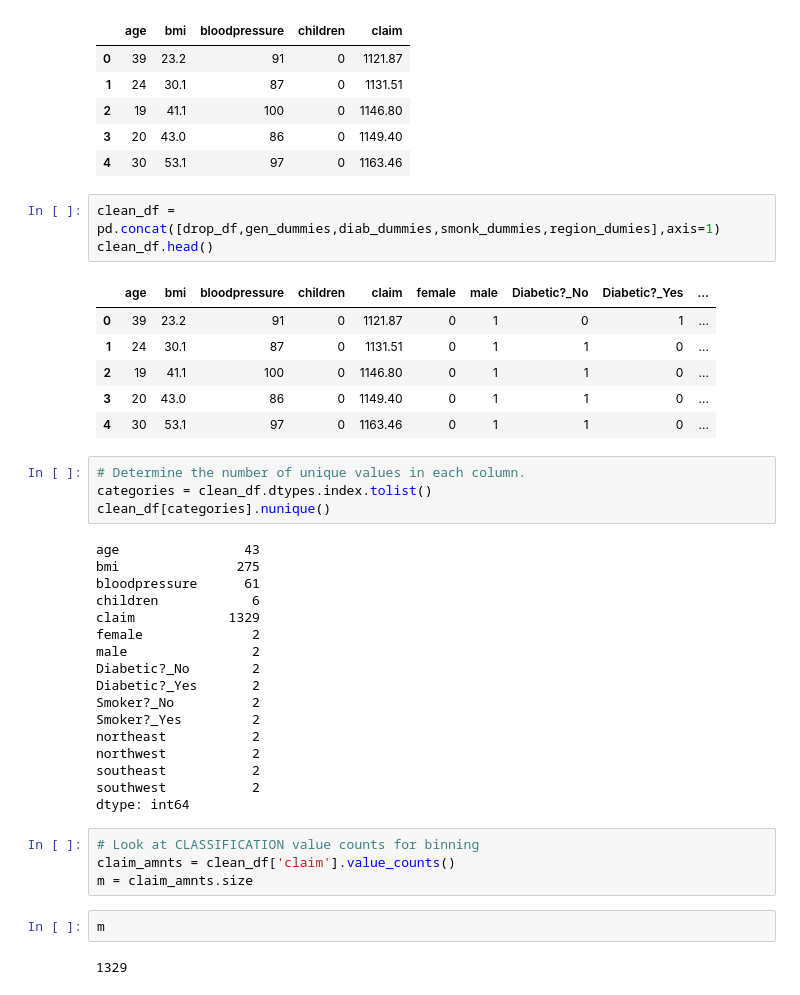
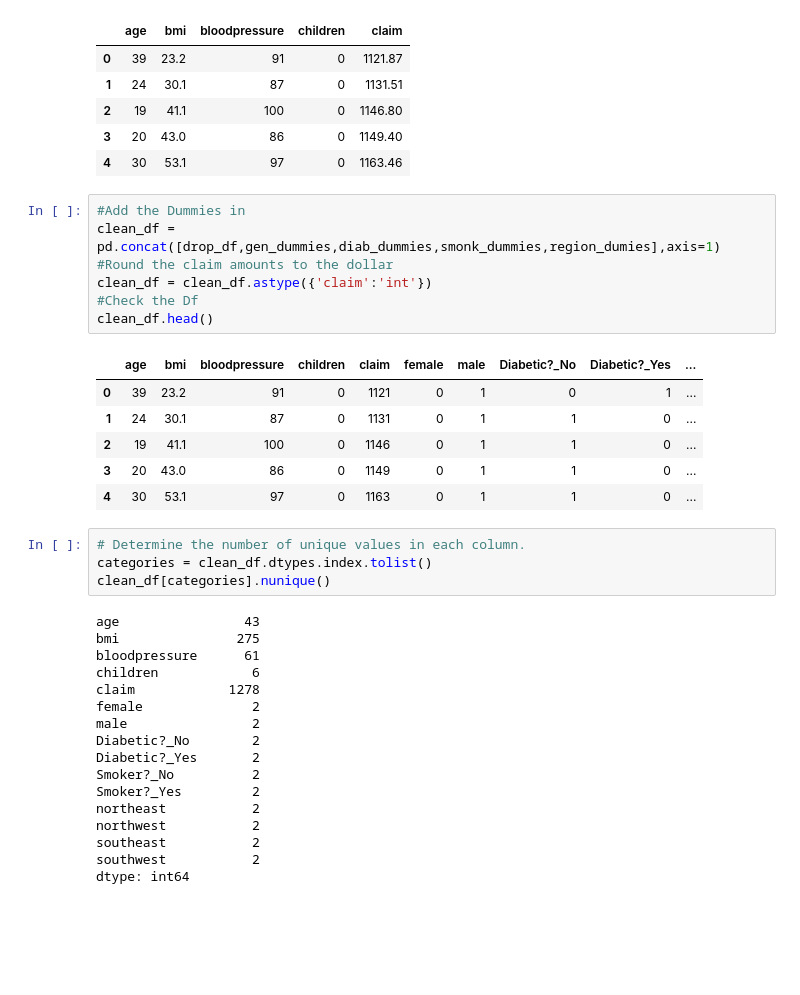
Before and after one commit to Hermaeus1/Health-Claims-P4, a Jupyter notebook: Files/Claims_Learning.ipynb, the cells around one changed output. Cells and saved outputs as stored; diff of their text form; blank space fills up the shorter version.

```diff
--- a/Files/Claims_Learning.ipynb
+++ b/Files/Claims_Learning.ipynb
@@ -103,15 +129,19 @@ drop_df.head()
 | 3 | 20 | 43.0 | 86 | 0 | 1149.40 |
 | 4 | 30 | 53.1 | 97 | 0 | 1163.46 |
 # %%
+#Add the Dummies in
 clean_df = pd.concat([drop_df,gen_dummies,diab_dummies,smonk_dummies,region_dumies],axis=1)
+#Round the claim amounts to the dollar
+clean_df = clean_df.astype({'claim':'int'})
+#Check the Df
 clean_df.head()
 # %% [output]
 |  | age | bmi | bloodpressure | children | claim | female | male | Diabetic?_No | Diabetic?_Yes | ... |
-| 0 | 39 | 23.2 | 91 | 0 | 1121.87 | 0 | 1 | 0 | 1 | ... |
-| 1 | 24 | 30.1 | 87 | 0 | 1131.51 | 0 | 1 | 1 | 0 | ... |
-| 2 | 19 | 41.1 | 100 | 0 | 1146.80 | 0 | 1 | 1 | 0 | ... |
-| 3 | 20 | 43.0 | 86 | 0 | 1149.40 | 0 | 1 | 1 | 0 | ... |
-| 4 | 30 | 53.1 | 97 | 0 | 1163.46 | 0 | 1 | 1 | 0 | ... |
+| 0 | 39 | 23.2 | 91 | 0 | 1121 | 0 | 1 | 0 | 1 | ... |
+| 1 | 24 | 30.1 | 87 | 0 | 1131 | 0 | 1 | 1 | 0 | ... |
+| 2 | 19 | 41.1 | 100 | 0 | 1146 | 0 | 1 | 1 | 0 | ... |
+| 3 | 20 | 43.0 | 86 | 0 | 1149 | 0 | 1 | 1 | 0 | ... |
+| 4 | 30 | 53.1 | 97 | 0 | 1163 | 0 | 1 | 1 | 0 | ... |
 # %%
 # Determine the number of unique values in each column.
 categories = clean_df.dtypes.index.tolist()
@@ -121,7 +151,7 @@ age                43
 bmi               275
 bloodpressure      61
 children            6
-claim            1329
+claim            1278
 female              2
 male                2
 Diabetic?_No        2
@@ -133,11 +163,3 @@ northwest           2
 southeast           2
 southwest           2
 dtype: int64
-# %%
-# Look at CLASSIFICATION value counts for binning
-claim_amnts = clean_df['claim'].value_counts()
-m = claim_amnts.size
-# %%
-m
-# %% [output]
-1329
```
Also changed, not shown: parts of 80 cells of this notebook, 2 other files.
